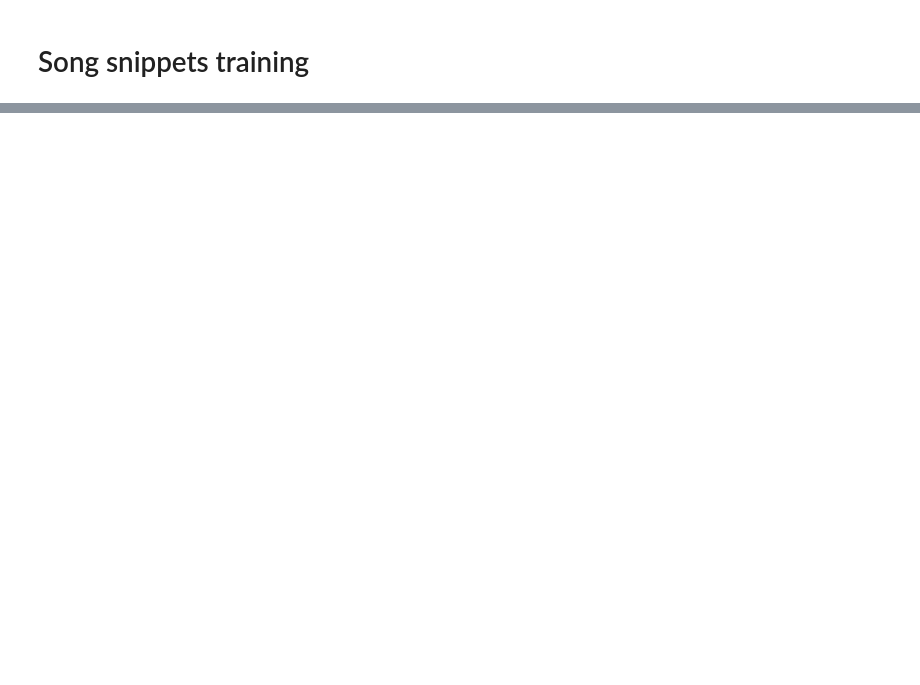
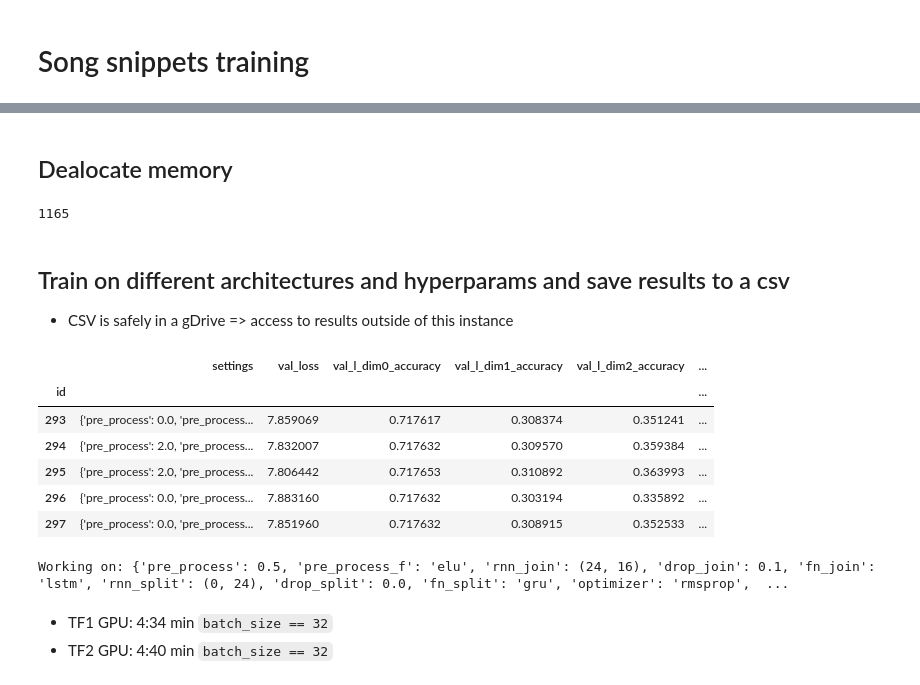
Before and after one commit to ronaldluc/DeepSaber, a Jupyter notebook: training/test_train.ipynb, the cells around one changed output, grey strips where cells are left out. Saved outputs shown, nothing was run; the diff lists cells and outputs as text; code cells hidden in the pictures; blank space fills up the shorter version.

```diff
--- a/training/test_train.ipynb
+++ b/training/test_train.ipynb
@@ -605,0 +802,5 @@ X.to_pickle('X_gdrive.zip')
+# %%
+for i, row in train_settings_df.sample(10).iterrows():
+    print(row.to_dict())
+
+print(f'Total comb size: {len(train_settings_df)}')
@@ -605,0 +870,73 @@ X.to_pickle('X_gdrive.zip')
+# %% [markdown]
+## Dealocate memory
+# %%
+# Dealocate memory
+X = X.iloc[:10]
+X2 = None
+
+import gc
+gc.collect()
+# %% [output]
+1165
+# %% [markdown]
+## Train on different architectures and hyperparams and save results to a csv
+- CSV is safely in a gDrive => access to results outside of this instance
+# %%
+def subset_list(list_, split_ratio, base):
+    sectors = len(list_[0]) // base
+    split = int(sectors * split_ratio) * base
+    end = sectors * base
+
+    return [x[:split] for x in list_], [x[split:end] for x in list_], [x[end:] for x in list_]
+# %%
+from time import time
+
+model_path = '/content/drive/My Drive/Programování - projekty a práce/ArtificialDot/Colabs/DeepSaber/model.h5'
+results_df = pd.read_csv(path_for_results, index_col='id')
+
+display(results_df.tail())
+batch_size = 256
+
+x_t, x_v, _ = subset_list(x, 0.8, batch_size)
+y_t, y_v, _ = subset_list(y, 0.8, batch_size)
+
+for i, row in train_settings_df.sample(1000).iterrows():
+    settings = row.to_dict()
+
+    print(f'Working on: {settings}')
+    model = get_model(X, X_cols, y_cols, settings, input_length=100, batch_size=None)
+
+    start = time()
+
+#     Statefull
+#     h = model.fit(x_t, y_t, batch_size=batch_size, epochs=150, validation_data=(x_v, y_v), callbacks=get_callbacks(settings), verbose=False, shuffle=False)
+
+#     Not statefull
+    h = model.fit(x_t, y_t, batch_size=batch_size, epochs=150, validation_data=(x_v, y_v), callbacks=get_callbacks(settings), verbose=False, shuffle=True)
+
+    settings['batch_size'] = batch_size
+    mvloss_index = h.history['val_loss'].index(min(h.history['val_loss']))
+
+    top_val_loss = {k: v[mvloss_index] for k, v in h.history.items()}
+    top_val_loss['settings'] = settings
+    top_val_loss['elapsed'] = time() - start
+
+    results_df = results_df.append(top_val_loss, ignore_index=True)
+    try:
+        display(results_df.iloc[-1].to_frame().T)
+    except Exception:
+        pass
+
+    results_df.to_csv(path_for_results, index_label='id')
+# %% [output]
+|  | settings | val_loss | val_l_dim0_accuracy | val_l_dim1_accuracy | val_l_dim2_accuracy | ... |
+| id |  |  |  |  |  | ... |
+| 293 | {'pre_process': 0.0, 'pre_process... | 7.859069 | 0.717617 | 0.308374 | 0.351241 | ... |
+| 294 | {'pre_process': 2.0, 'pre_process... | 7.832007 | 0.717632 | 0.309570 | 0.359384 | ... |
+| 295 | {'pre_process': 2.0, 'pre_process... | 7.806442 | 0.717653 | 0.310892 | 0.363993 | ... |
+| 296 | {'pre_process': 0.0, 'pre_process... | 7.883160 | 0.717632 | 0.303194 | 0.335892 | ... |
+| 297 | {'pre_process': 0.0, 'pre_process... | 7.851960 | 0.717632 | 0.308915 | 0.352533 | ... |
+Working on: {'pre_process': 0.5, 'pre_process_f': 'elu', 'rnn_join': (24, 16), 'drop_join': 0.1, 'fn_join': 'lstm', 'rnn_split': (0, 24), 'drop_split': 0.0, 'fn_split': 'gru', 'optimizer': 'rmsprop',  ...
+# %% [markdown]
+- TF1 GPU: 4:34 min `batch_size == 32`
+- TF2 GPU: 4:40 min `batch_size == 32`
```
Also changed, not shown: parts of 54 cells of this notebook, 1 other file.
